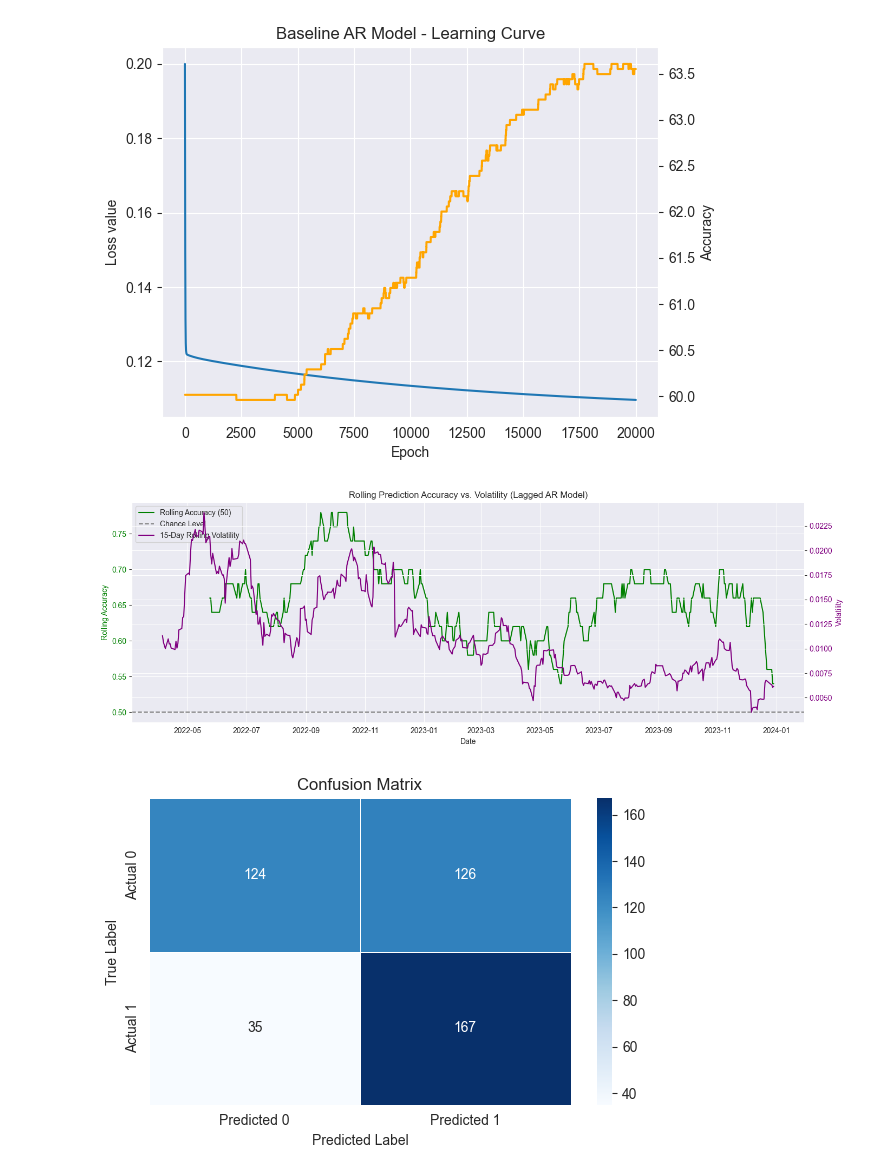
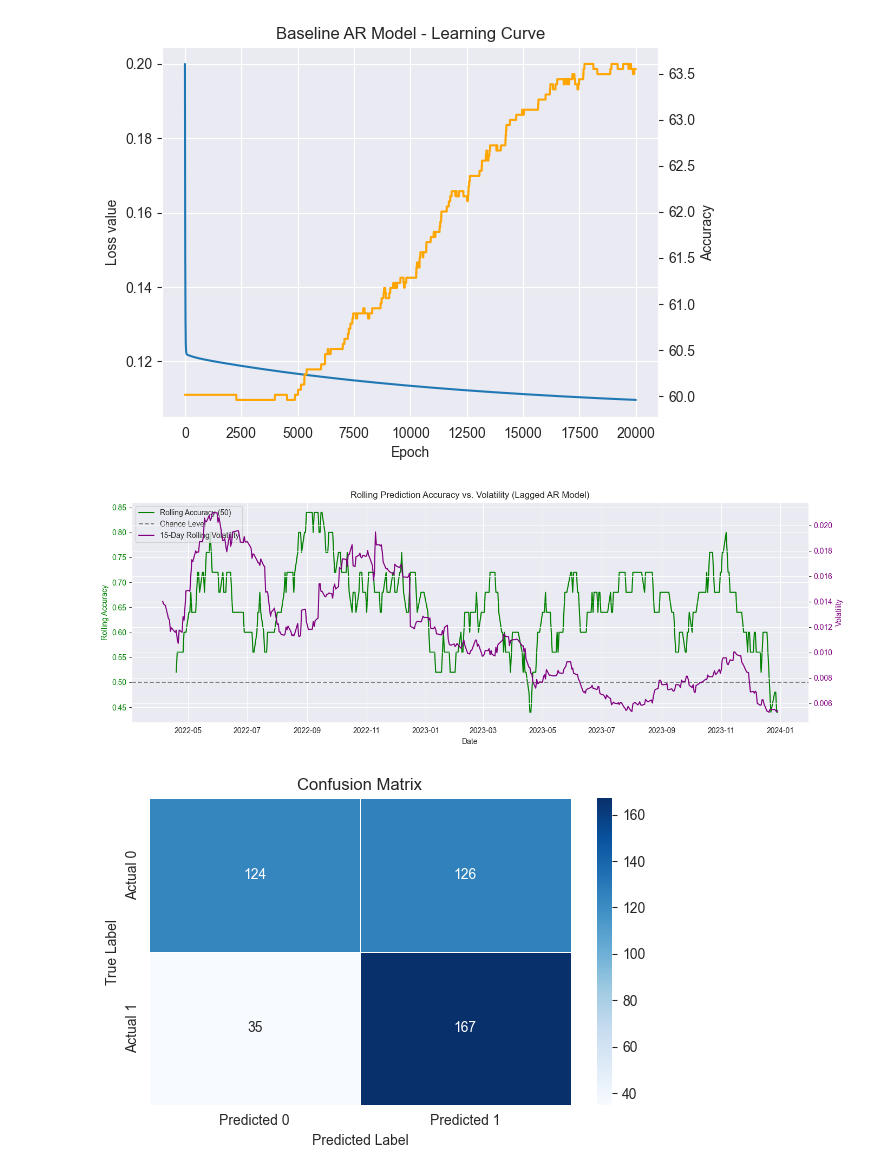
Before and after one commit to eliashuber2401/Machine-Learning-Project-Finance, a Jupyter notebook: Project main/Predictor - copy 2.ipynb, the cells around one changed output. Cells and saved outputs as stored; diff of their text form; code cells hidden in the pictures.

```diff
--- a/Project main/Predictor - copy 2.ipynb
+++ b/Project main/Predictor - copy 2.ipynb
@@ -716,43 +719,44 @@ results_df = pd.DataFrame({
     'True': Y_true,
     'Predicted': Y_pred
 })
+#rolling accuracy and volatility as pointwise doesnt give a graph to work with
 results_df['Correct'] = results_df['True'] == results_df['Predicted']
-results_df['Rolling_Accuracy'] = results_df['Correct'].rolling(window=50).mean()
+results_df['Rolling_Accuracy'] = results_df['Correct'].rolling(window=25).mean()
 
 df_copy['Daily_Return'] = df_copy['Close'].pct_change()
-df_copy['Volatility_15d'] = df_copy['Daily_Return'].rolling(window=15).std()
+df_copy['Volatility_15d'] = df_copy['Daily_Return'].rolling(window=25).std()
 
 vol_series = df_copy['Volatility_15d'].iloc[-len(X_lag):].values
 date_series = df_copy['Date'].iloc[-len(X_lag):].values
 split_idx = int(len(X_lag) * 0.8)
 vol_test = vol_series[split_idx:]
 vol_dates = date_series[split_idx:]
 
 fig, ax1 = plt.subplots(figsize=(14, 5))
 
 ax1.plot(results_df['Date'], results_df['Rolling_Accuracy'], color='green', label='Rolling Accuracy (50)')
 ax1.axhline(0.5, color='gray', linestyle='--', label='Chance Level')
 ax1.set_ylabel('Rolling Accuracy', color='green')
 ax1.tick_params(axis='y', labelcolor='green')
 
 ax2 = ax1.twinx()
 ax2.plot(vol_dates, vol_test, color='purple', label='15-Day Rolling Volatility')
 ax2.set_ylabel('Volatility', color='purple')
 ax2.tick_params(axis='y', labelcolor='purple')
 
 plt.title('Rolling Prediction Accuracy vs. Volatility (Lagged AR Model)')
 ax1.set_xlabel('Date')
 plt.xticks(rotation=45)
 ax1.grid(True)
 fig.tight_layout()
 
 lines1, labels1 = ax1.get_legend_handles_labels()
 lines2, labels2 = ax2.get_legend_handles_labels()
 ax1.legend(lines1 + lines2, labels1 + labels2, loc='upper left')
 
 plt.show()
 # %% [output]
-[figure, old version]
+[figure, new version]
 # %%
 #confusion matrix
 y_pred_cont = model_lag(X_lag_test)
```
Also changed, not shown: parts of 9 cells of this notebook.
